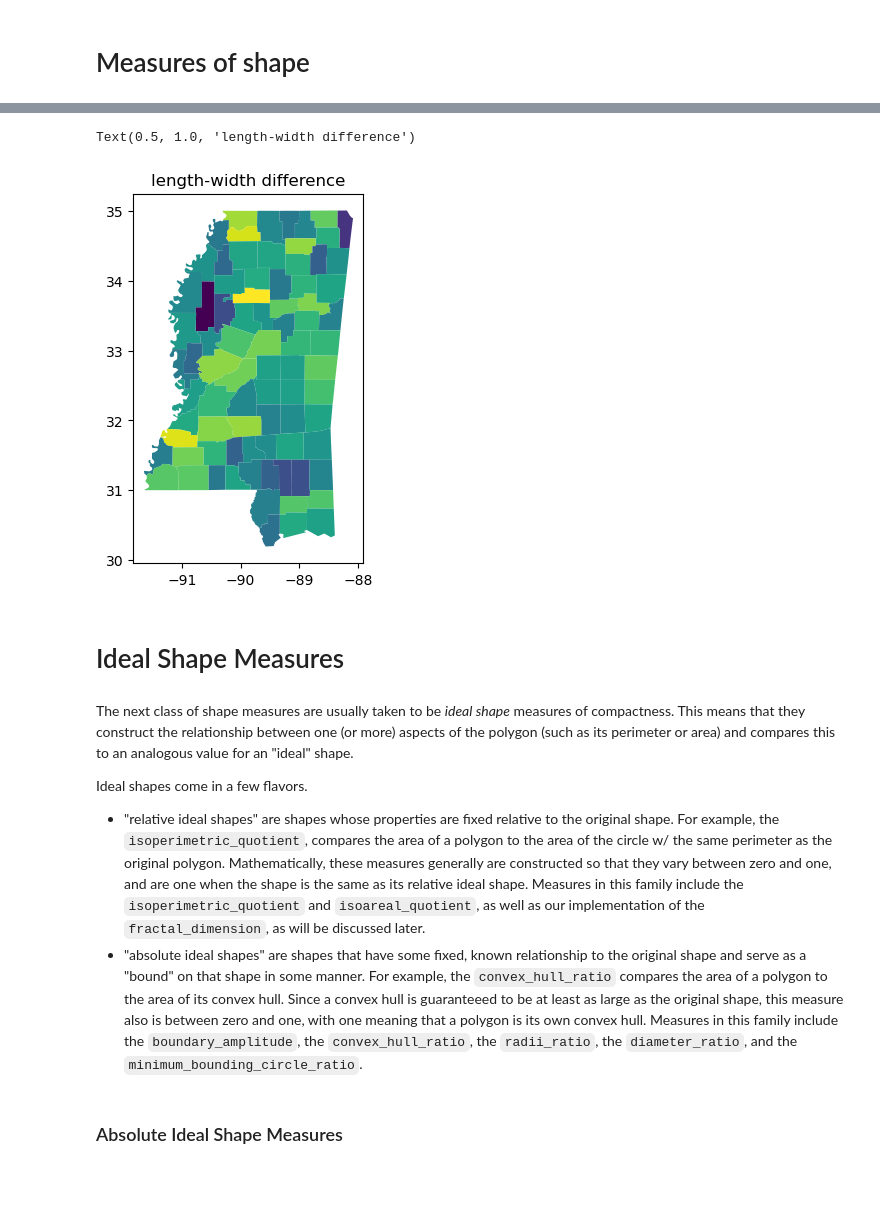
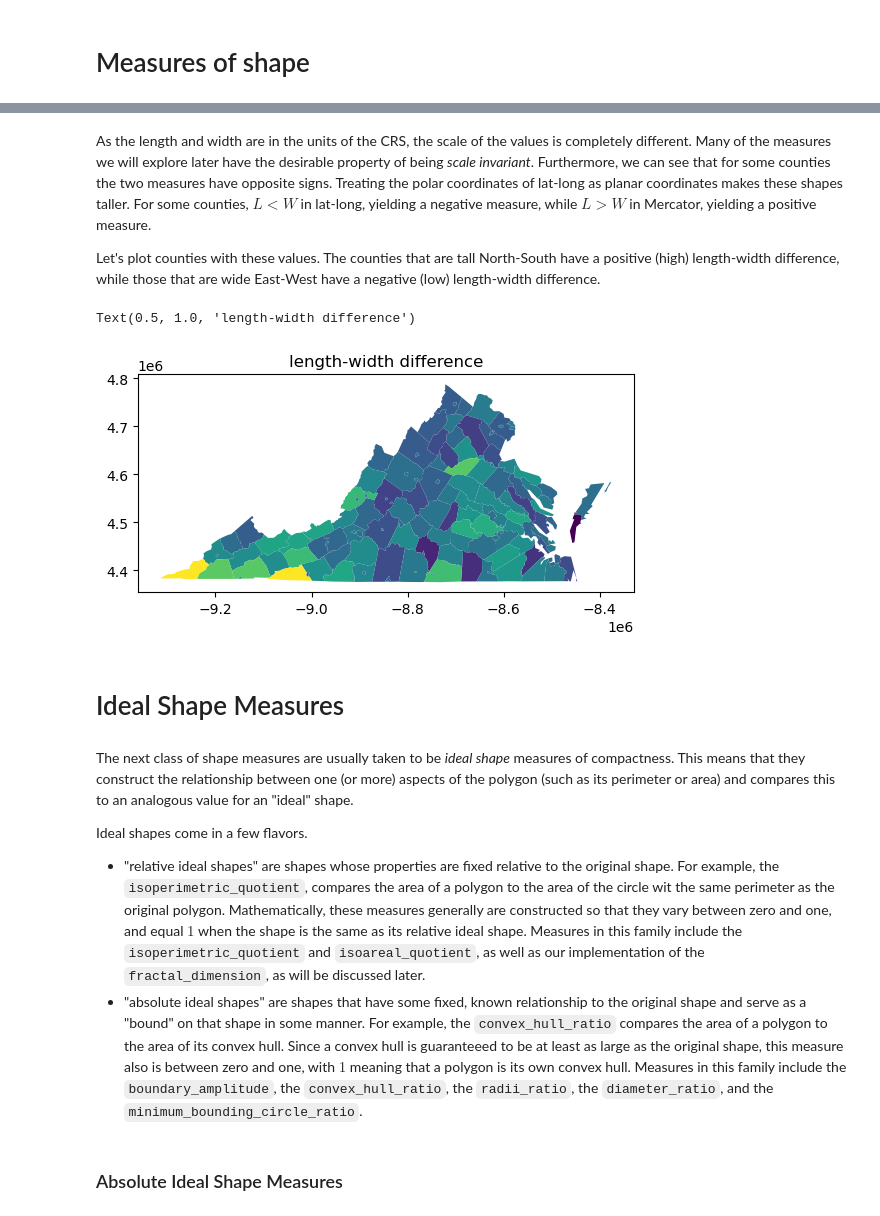
Before and after one commit to pysal/esda, a Jupyter notebook: notebooks/shape-measures.ipynb, the cells around one changed output, grey strips where cells are left out. Cells and saved outputs as stored; diff of their text form; code cells hidden in the pictures; blank space fills up the shorter version.

```diff
--- a/notebooks/shape-measures.ipynb
+++ b/notebooks/shape-measures.ipynb
@@ -16,3 +14,2 @@ from esda import shape as shapestats
 # %%
-counties = geopandas.read_file(libpysal.examples.get_path("south.shp"))
-ms_counties = counties.query("STATE_NAME == 'Mississippi'")
+counties = geopandas.read_file(libpysal.examples.get_path("virginia.shp"))
@@ -26,0 +39,4 @@ The first very simple measurement is the difference between the length and width
+# %%
+counties.to_crs(epsg=3857, inplace=True)
+counties.plot()
+plt.title("Virginia Counties")
@@ -27,17 +68,21 @@ The first very simple measurement is the difference between the length and width
+# %% [markdown]
+As the length and width are in the units of the CRS, the scale of the values is completely different. Many of the measures we will explore later have the desirable property of being *scale invariant*. Furthermore, we can see that for some counties the two measures have opposite signs. Treating the polar coordinates of lat-long as planar coordinates makes these shapes taller. For some counties, $L<W$ in lat-long, yielding a negative measure, while $L>W$ in Mercator, yielding a positive measure.
+
+Let's plot counties with these values. The counties that are tall North-South have a positive (high) length-width difference, while those that are wide East-West have a negative (low) length-width difference.
 # %%
-ms_counties.plot(shapestats.length_width_diff(ms_counties.geometry))
+counties.plot(shape.length_width_diff(counties.geometry))
 plt.title("length-width difference")
 # %% [output]
 Text(0.5, 1.0, 'length-width difference')
-[figure, old version]
+[figure, new version]
 # %% [markdown]
 # Ideal Shape Measures
 # %% [markdown]
 The next class of shape measures are usually taken to be *ideal shape* measures of compactness. This means that they construct the relationship between one (or more) aspects of the polygon (such as its perimeter or area) and compares this to an analogous value for an "ideal" shape.
 
 Ideal shapes come in a few flavors.
-- "relative ideal shapes" are shapes whose properties are fixed relative to the original shape. For example, the `isoperimetric_quotient`, compares the area of a polygon to the area of the circle w/ the same perimeter as the original polygon. Mathematically, these measures generally are constructed so that they vary between zero and one, and are one when the shape is the same as its relative ideal shape. Measures in this family include the `isoperimetric_quotient` and `isoareal_quotient`, as well as our implementation of the `fractal_dimension`, as will be discussed later.
-- "absolute ideal shapes" are shapes that have some fixed, known relationship to the original shape and serve as a "bound" on that shape in some manner. For example, the `convex_hull_ratio` compares the area of a polygon to the area of its convex hull. Since a convex hull is guaranteeed to be at least as large as the original shape, this measure also is between zero and one, with one meaning that a polygon is its own convex hull. Measures in this family include the `boundary_amplitude`, the `convex_hull_ratio`, the `radii_ratio`, the `diameter_ratio`, and the `minimum_bounding_circle_ratio`.
+- "relative ideal shapes" are shapes whose properties are fixed relative to the original shape. For example, the `isoperimetric_quotient`, compares the area of a polygon to the area of the circle wit the same perimeter as the original polygon. Mathematically, these measures generally are constructed so that they vary between zero and one, and equal $1$ when the shape is the same as its relative ideal shape. Measures in this family include the `isoperimetric_quotient` and `isoareal_quotient`, as well as our implementation of the `fractal_dimension`, as will be discussed later.
+- "absolute ideal shapes" are shapes that have some fixed, known relationship to the original shape and serve as a "bound" on that shape in some manner. For example, the `convex_hull_ratio` compares the area of a polygon to the area of its convex hull. Since a convex hull is guaranteeed to be at least as large as the original shape, this measure also is between zero and one, with $1$ meaning that a polygon is its own convex hull. Measures in this family include the `boundary_amplitude`, the `convex_hull_ratio`, the `radii_ratio`, the `diameter_ratio`, and the `minimum_bounding_circle_ratio`.
 # %% [markdown]
 ### Absolute Ideal Shape Measures
 # %% [markdown]
```
Also changed, not shown: parts of 35 cells of this notebook.
